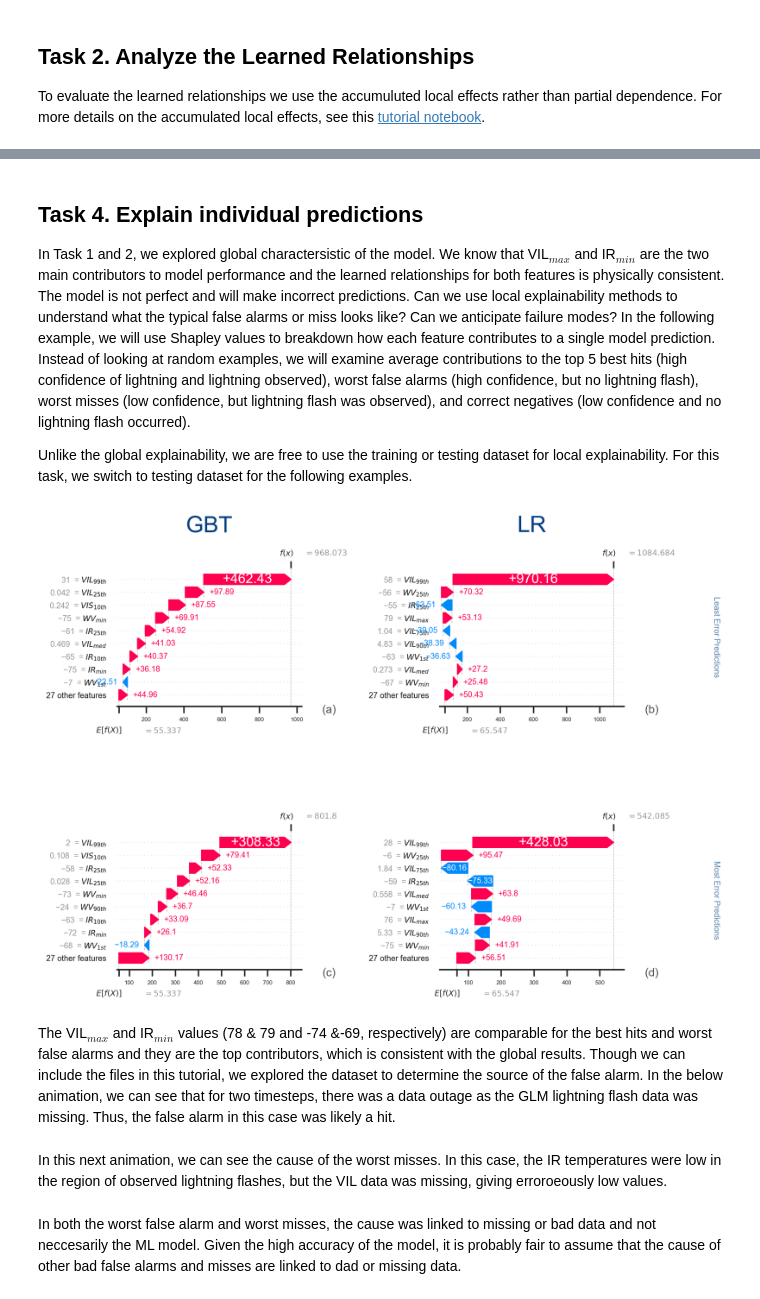
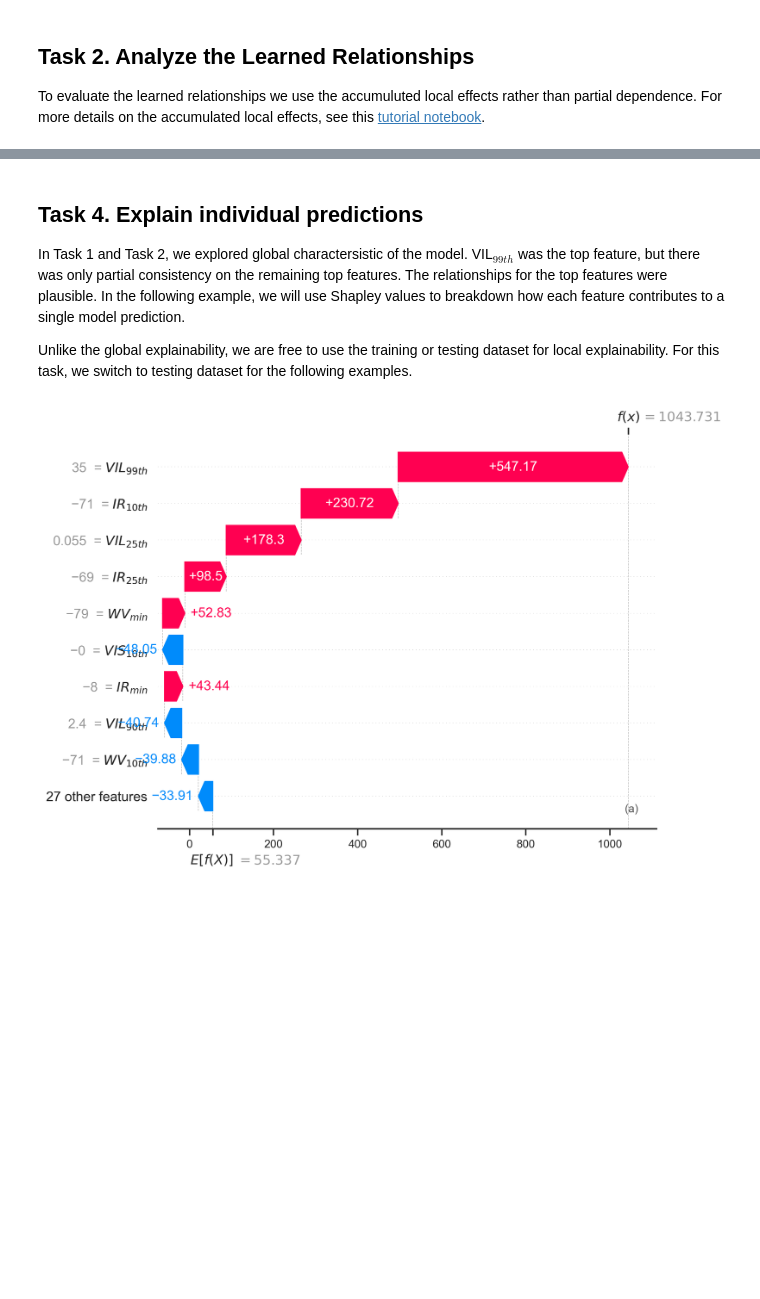
Before and after one commit to ai2es/tai4es-trustathon-2022, a Jupyter notebook: severe/notebooks/Notebook_01b_RegressionExplainability.ipynb, the cells around one changed output, grey strips where cells are left out. Drawn from its saved outputs; the diff is of its cells as text; code cells hidden in the pictures; blank space fills up the shorter version.

```diff
--- a/severe/notebooks/Notebook_01b_RegressionExplainability.ipynb
+++ b/severe/notebooks/Notebook_01b_RegressionExplainability.ipynb
@@ -201,7 +239,6 @@ so it seems reasonable why the forward multipass ranked IR$_{25th}$ higher.
 # %% [markdown]
 ## Task 4. Explain individual predictions
 
-In Task 1 and 2, we explored global charactersistic of the model. We know that VIL$_{max}$ and IR$_{min}$ are the two main contributors to model performance and the learned relationships for both features is physically consistent. The model is not perfect and will make incorrect predictions. Can we use local explainability methods to understand what the typical false alarms or miss looks like? Can we anticipate failure modes? In the following example, we will use Shapley values to breakdown how each feature contributes to a single model prediction. Instead of looking at random examples, we will examine average contributions to the top 5 best hits (high confidence of lightning and lightning observed), worst false alarms (high confidence, but no lightning flash), worst misses (low confidence, but lightning flash was observed), and correct negatives (low confidence and no lightning flash occurred).
-
+In Task 1 and Task 2, we explored global charactersistic of the model. VIL$_{99th}$ was the top feature, but there was only partial consistency on the remaining top features. The relationships for the top features were plausible. In the following example, we will use Shapley values to breakdown how each feature contributes to a single model prediction.
 
 Unlike the global explainability, we are free to use the training or testing dataset for local explainability. For this task, we switch to testing dataset for the following examples.
@@ -216,9 +244,0 @@ results = explainer.local_contributions(method='shap',
-# %%
-fig = explainer.plot_contributions(contrib=results,
-                            display_feature_names=display_feature_names,
-                                   n_columns=2
-                        )
-# %% [output]
-[figure, removed]
-# %% [markdown]
-The VIL$_{max}$ and IR$_{min}$ values (78 & 79 and -74 &-69, respectively) are comparable for the best hits and worst false alarms and they are the top contributors, which is consistent with the global results. Though we can include the files in this tutorial, we explored the dataset to determine the source of the false alarm. In the below animation, we can see that for two timesteps, there was a data outage as the GLM lightning flash data was missing. Thus, the false alarm in this case was likely a hit.
@@ -228,2 +244,0 @@ Video("FalseAlarm.mp4")
-# %% [markdown]
-In this next animation, we can see the cause of the worst misses. In this case, the IR temperatures were low in the region of observed lightning flashes, but the VIL data was missing, giving erroroeously low values.
@@ -233,2 +245,26 @@ Video("another_miss.mp4")
-# %% [markdown]
-In both the worst false alarm and worst misses, the cause was linked to missing or bad data and not neccesarily the ML model. Given the high accuracy of the model, it is probably fair to assume that the cause of other bad false alarms and misses are linked to dad or missing data.
+# %%
+from skexplain.common.contrib_utils import get_indices_based_on_performance
+
+# This code from skexplain finds 'n_samples' of the 'Least Error Predictions' and 'Most Error Predictions'
+inds = get_indices_based_on_performance(estimators[0][1], X_test, y_test,
+                                        estimator_output='raw', n_samples=500)
+
+# Let's use the last worst miss. We want a more marginal miss rather than
+# a worst case miss.
+idx = inds['Most Error Predictions'][-1]
+
+explainer = skexplain.ExplainToolkit(estimators, X_test.iloc[[idx]], [y_test[idx]])
+
+results = explainer.local_contributions(method='shap',
+                                        performance_based=False,
+                                       shap_kwargs={'masker' :
+                                      shap.maskers.Partition(X_train,
+                                                             max_samples=100, clustering="correlation"),
+                                     'algorithm' : 'exact'}
+                                          )
+
+fig = explainer.plot_contributions(contrib=results,
+                            display_feature_names=display_feature_names,
+                        )
+# %% [output]
+[figure, added]
```
Also changed, not shown: parts of 20 cells of this notebook, 9 other files.
